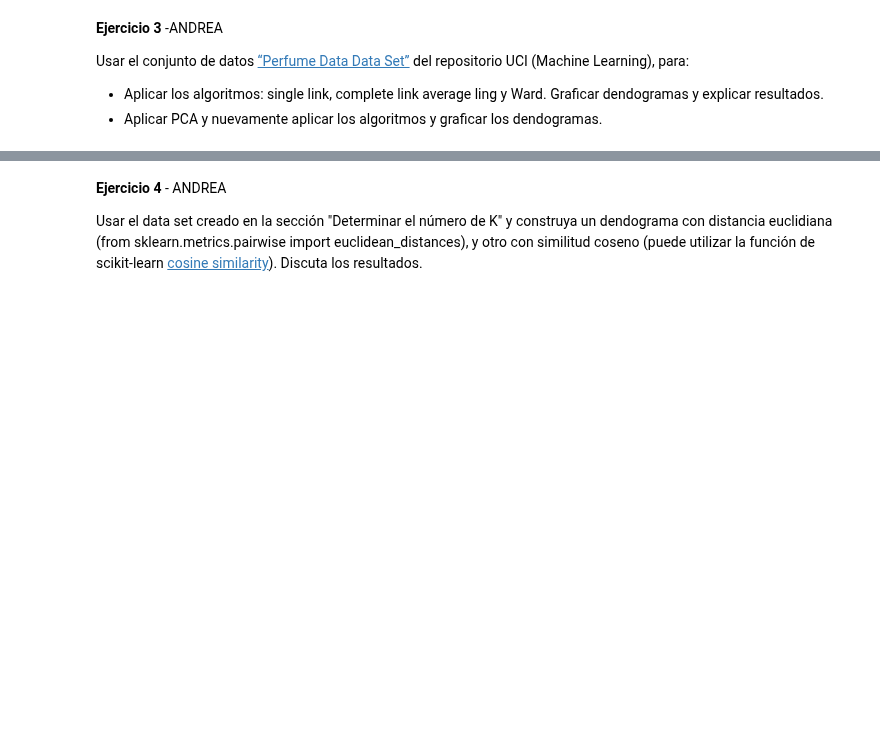
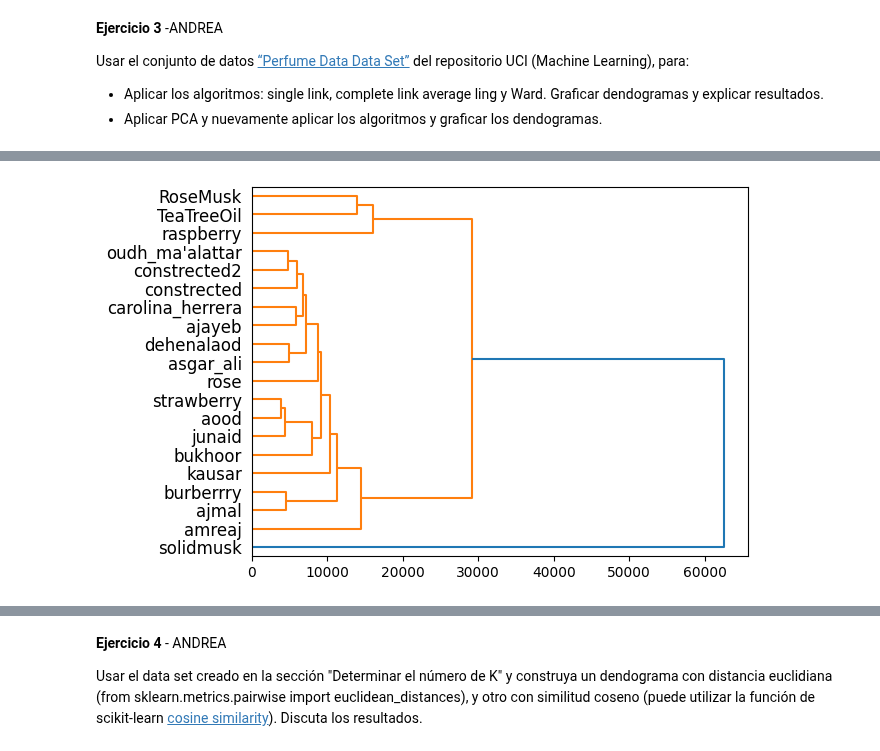
Before and after one commit to acmoral/ProyectoMineria, a Jupyter notebook: Talleres/Taller4/agrupacionMD.ipynb, the cells around one changed output, grey strips where cells are left out. Drawn from its saved outputs; the diff is of its cells as text; code cells hidden in the pictures; blank space fills up the shorter version.

```diff
--- a/Talleres/Taller4/agrupacionMD.ipynb
+++ b/Talleres/Taller4/agrupacionMD.ipynb
@@ -347,3 +401,7 @@ b) ¿Es posible usar el método de Ward? Explique.
 Usar el conjunto de datos [“Perfume Data Data Set”](https://archive.ics.uci.edu/ml/datasets/Perfume+Data#) del repositorio UCI (Machine Learning), para:
 - Aplicar los algoritmos: single link, complete link average ling y Ward. Graficar dendogramas y explicar resultados.
 - Aplicar PCA y nuevamente aplicar los algoritmos y graficar los dendogramas.
+# %%
+perfume_df = pd.read_excel('./perfume_data.xlsx',index_col=0,header=None)
+perfume_df.index.rename('perfume',inplace=True)
+perfume_df
@@ -349,0 +428,5 @@ Usar el conjunto de datos [“Perfume Data Data Set”](https://archive.ics.uci.
+# %%
+single_link_perfume = hierarchy.single(perfume_df.to_numpy())
+dn = hierarchy.dendrogram(single_link_perfume,labels=perfume_df.index.to_list(),orientation='right')
+# %% [output]
+[figure, added]
```
Also changed, not shown: parts of 20 cells of this notebook, 1 other file.
